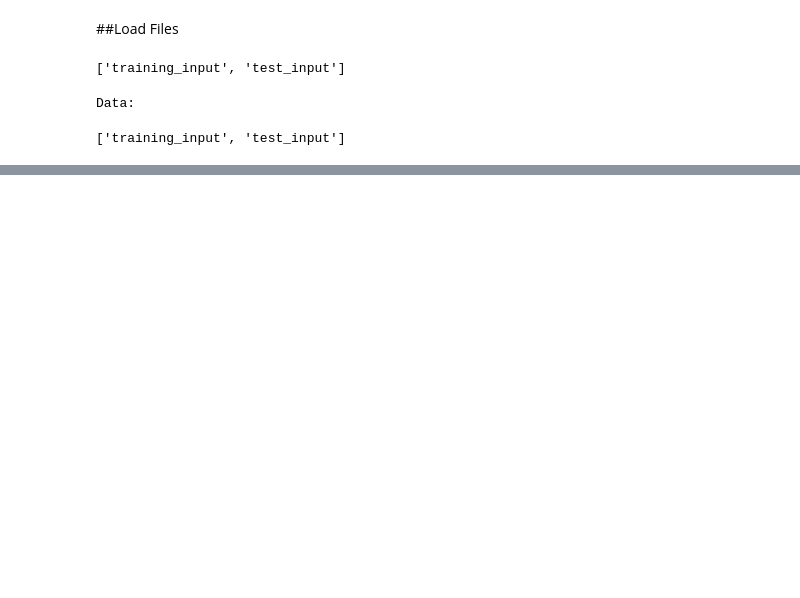
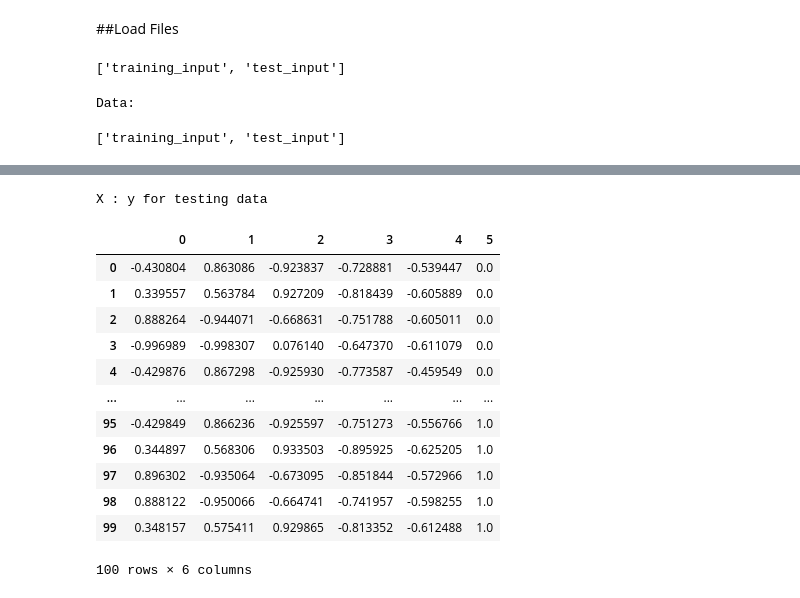
Before and after one commit to enriqueasegura/Quantum-X, a Jupyter notebook: ML_QMLHEP.ipynb, the cells around one changed output, grey strips where cells are left out. Saved outputs shown, nothing was run; the diff lists cells and outputs as text; code cells hidden in the pictures; blank space fills up the shorter version.

```diff
--- a/ML_QMLHEP.ipynb
+++ b/ML_QMLHEP.ipynb
@@ -176,0 +227,21 @@ plt.subplots_adjust(top=.9)
+# %%
+#let's now do the same process for the test data
+
+testing_data = data_X(test_data)
+print('X : y for testing data')
+pd.DataFrame(testing_data)
+# %% [output]
+X : y for testing data
+|  | 0 | 1 | 2 | 3 | 4 | 5 |
+| 0 | -0.430804 | 0.863086 | -0.923837 | -0.728881 | -0.539447 | 0.0 |
+| 1 | 0.339557 | 0.563784 | 0.927209 | -0.818439 | -0.605889 | 0.0 |
+| 2 | 0.888264 | -0.944071 | -0.668631 | -0.751788 | -0.605011 | 0.0 |
+| 3 | -0.996989 | -0.998307 | 0.076140 | -0.647370 | -0.611079 | 0.0 |
+| 4 | -0.429876 | 0.867298 | -0.925930 | -0.773587 | -0.459549 | 0.0 |
+| ... | ... | ... | ... | ... | ... | ... |
+| 95 | -0.429849 | 0.866236 | -0.925597 | -0.751273 | -0.556766 | 1.0 |
+| 96 | 0.344897 | 0.568306 | 0.933503 | -0.895925 | -0.625205 | 1.0 |
+| 97 | 0.896302 | -0.935064 | -0.673095 | -0.851844 | -0.572966 | 1.0 |
+| 98 | 0.888122 | -0.950066 | -0.664741 | -0.741957 | -0.598255 | 1.0 |
+| 99 | 0.348157 | 0.575411 | 0.929865 | -0.813352 | -0.612488 | 1.0 |
+100 rows × 6 columns
```
Also changed, not shown: parts of 20 cells of this notebook.
